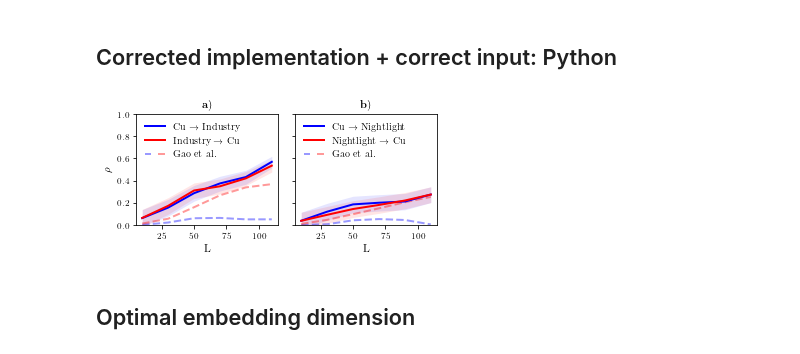
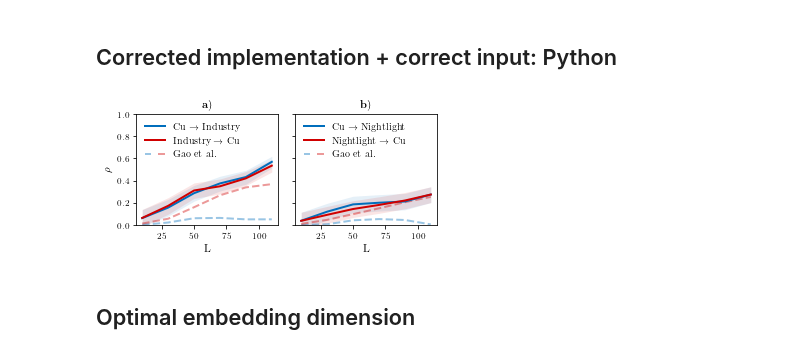
Before and after one commit to KatharinaBracher/GCCM, a Jupyter notebook: code/Pollution.ipynb, the cells around one changed output. Saved outputs shown, nothing was run; the diff lists cells and outputs as text; code cells hidden in the pictures.

```diff
--- a/code/Pollution.ipynb
+++ b/code/Pollution.ipynb
@@ -407,45 +417,45 @@ nx_xmap_y_al, ny_xmap_x_al = get_mean(nresults, lib_sizes)
 # %%
 i_xy_u, i_xy_l, i_yx_u, i_yx_l = get_interval(iresults, lib_sizes)
 n_xy_u, n_xy_l, n_yx_u, n_yx_l = get_interval(nresults, lib_sizes)
-# %%
-fig, ax = plt.subplots(1,2, figsize=(5,2.5), sharex=True, sharey=True)
-p1,= ax[0].plot(lib_sizes, list(iresultsr['x_xmap_y_means']), '--', c='b', alpha=0.4, lw=2, label='Gao et al.')
-p2,= ax[0].plot(lib_sizes, list(iresultsr['y_xmap_x_means']), '--', c='r', alpha=0.4, lw=2)
-p3,= ax[0].plot(lib_sizes, ix_xmap_y_al,  c='b',  lw=2, label = r'Cu $\rightarrow$ Industry')
-ax[0].fill_between(lib_sizes, i_xy_l, i_xy_u, color='b', alpha=0.1, label='Confidence Interval', lw=0)
-p4,= ax[0].plot(lib_sizes, iy_xmap_x_al,  c='r',  lw=2, label = r'Industry $\rightarrow$ Cu')
-ax[0].fill_between(lib_sizes, i_yx_l, i_yx_u, color='r', alpha=0.1, label='Confidence Interval', lw=0)
-
-ax[0].set_ylim(0,1)
-ax[0].set_title(r'$\textbf a)$')
-ax[0].set_xlabel('L')
-ax[0].set_ylabel(r'$\rho$')
-legend = ax[0].legend([p3, p4, (p1, p2)], [r'Cu $\rightarrow$ Industry', r'Industry $\rightarrow$ Cu', 'Gao et al.'], scatterpoints=1,
-               numpoints=1, markerscale=1., handler_map={tuple: HandlerTuple(ndivide=None, pad=0.7)},
-                      loc='upper left', frameon=False)
-for legobj in legend.legendHandles:
-    legobj.set_linewidth(2)
-
-p1,= ax[1].plot(lib_sizes, list(nresultsr['x_xmap_y_means']), '--', c='b', alpha=0.4, lw=2, label='Gao et al.')
-p2,= ax[1].plot(lib_sizes, list(nresultsr['y_xmap_x_means']), '--', c='r', alpha=0.4, lw=2)
-p3,= ax[1].plot(lib_sizes, nx_xmap_y_al,  c='b',  lw=2, label = r'Cu $\rightarrow$ Nightlight')
-ax[1].fill_between(lib_sizes, n_xy_l, n_xy_u, color='b', alpha=0.1, label='Confidence Interval', lw=0)
-p4,= ax[1].plot(lib_sizes, ny_xmap_x_al,  c='r',  lw=2, label = r'Nightlight $\rightarrow$ Cu')
-ax[1].fill_between(lib_sizes, n_yx_l, n_yx_u, color='r', alpha=0.1, label='Confidence Interval', lw=0)
-
-ax[1].set_ylim(0,1)
-ax[1].set_title(r'$\textbf b)$')
-ax[1].set_xlabel('L')
-legend = ax[1].legend([p3, p4, (p1, p2)], [r'Cu $\rightarrow$ Nightlight', r'Nightlight $\rightarrow$ Cu', 'Gao et al.'], scatterpoints=1,
-               numpoints=1, markerscale=1., handler_map={tuple: HandlerTuple(ndivide=None, pad=0.7)},
-                      loc='upper left', frameon=False)
-for legobj in legend.legendHandles:
-    legobj.set_linewidth(2)
-
-plt.tight_layout()
-plt.savefig('plots/pollution/GCCM_fix_i_a.pdf', bbox_inches='tight')
-# %% [output]
-[figure, removed]
+# %%
+fig, ax = plt.subplots(1,2, figsize=(5,2.5), sharex=True, sharey=True)
+p1,= ax[0].plot(lib_sizes, list(iresultsr['x_xmap_y_means']), '--', c='#006EBC', alpha=0.4, lw=2, label='Gao et al.')
+p2,= ax[0].plot(lib_sizes, list(iresultsr['y_xmap_x_means']), '--', c='#D00000', alpha=0.4, lw=2)
+p3,= ax[0].plot(lib_sizes, ix_xmap_y_al,  c='#006EBC',  lw=2, label = r'Cu $\rightarrow$ Industry')
+ax[0].fill_between(lib_sizes, i_xy_l, i_xy_u, color='#006EBC', alpha=0.1, label='Confidence Interval', lw=0)
+p4,= ax[0].plot(lib_sizes, iy_xmap_x_al,  c='#D00000',  lw=2, label = r'Industry $\rightarrow$ Cu')
+ax[0].fill_between(lib_sizes, i_yx_l, i_yx_u, color='#D00000', alpha=0.1, label='Confidence Interval', lw=0)
+
+ax[0].set_ylim(0,1)
+ax[0].set_title(r'$\textbf a)$')
+ax[0].set_xlabel('L')
+ax[0].set_ylabel(r'$\rho$')
+legend = ax[0].legend([p3, p4, (p1, p2)], [r'Cu $\rightarrow$ Industry', r'Industry $\rightarrow$ Cu', 'Gao et al.'], scatterpoints=1,
+               numpoints=1, markerscale=1., handler_map={tuple: HandlerTuple(ndivide=None, pad=0.7)},
+                      loc='upper left', frameon=False)
+for legobj in legend.legendHandles:
+    legobj.set_linewidth(2)
+
+p1,= ax[1].plot(lib_sizes, list(nresultsr['x_xmap_y_means']), '--', c='#006EBC', alpha=0.4, lw=2, label='Gao et al.')
+p2,= ax[1].plot(lib_sizes, list(nresultsr['y_xmap_x_means']), '--', c='#D00000', alpha=0.4, lw=2)
+p3,= ax[1].plot(lib_sizes, nx_xmap_y_al,  c='#006EBC',  lw=2, label = r'Cu $\rightarrow$ Nightlight')
+ax[1].fill_between(lib_sizes, n_xy_l, n_xy_u, color='#006EBC', alpha=0.1, label='Confidence Interval', lw=0)
+p4,= ax[1].plot(lib_sizes, ny_xmap_x_al,  c='#D00000',  lw=2, label = r'Nightlight $\rightarrow$ Cu')
+ax[1].fill_between(lib_sizes, n_yx_l, n_yx_u, color='#D00000', alpha=0.1, label='Confidence Interval', lw=0)
+
+ax[1].set_ylim(0,1)
+ax[1].set_title(r'$\textbf b)$')
+ax[1].set_xlabel('L')
+legend = ax[1].legend([p3, p4, (p1, p2)], [r'Cu $\rightarrow$ Nightlight', r'Nightlight $\rightarrow$ Cu', 'Gao et al.'], scatterpoints=1,
+               numpoints=1, markerscale=1., handler_map={tuple: HandlerTuple(ndivide=None, pad=0.7)},
+                      loc='upper left', frameon=False)
+for legobj in legend.legendHandles:
+    legobj.set_linewidth(2)
+
+plt.tight_layout()
+plt.savefig('plots/pollution/GCCM_fix_i_a.pdf', bbox_inches='tight')
+# %% [output]
+[figure, added]
 # %% [markdown]
 ## Optimal embedding dimension
 # %%
```
Also changed, not shown: parts of 15 cells of this notebook, 21 other files.
